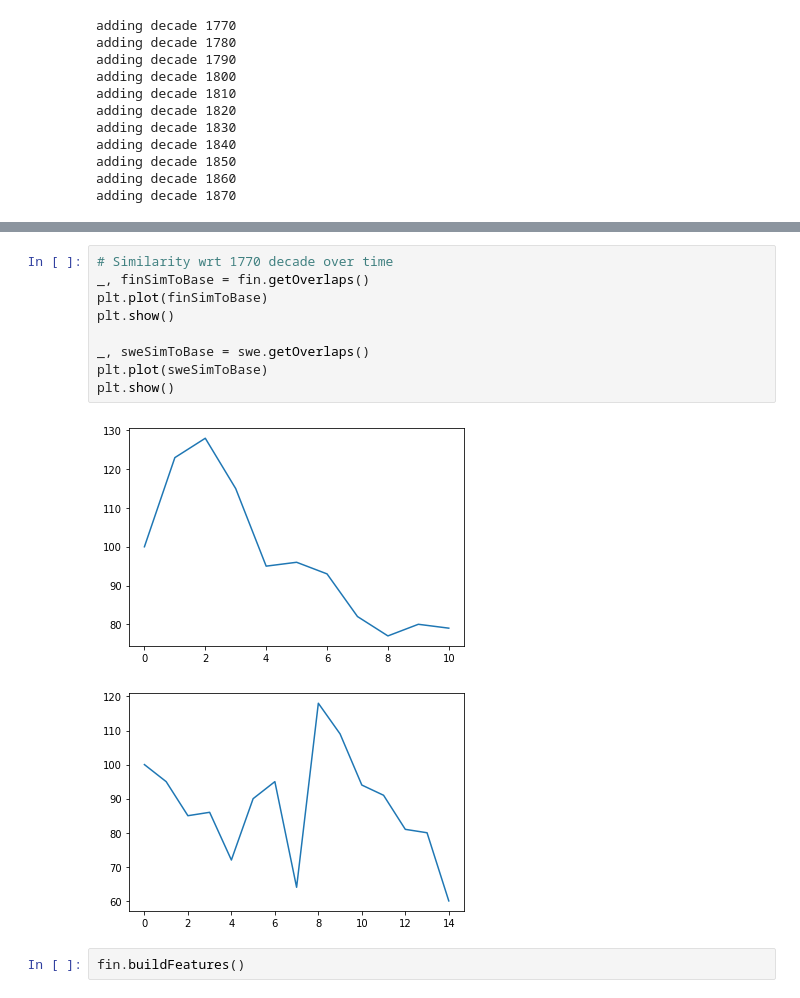
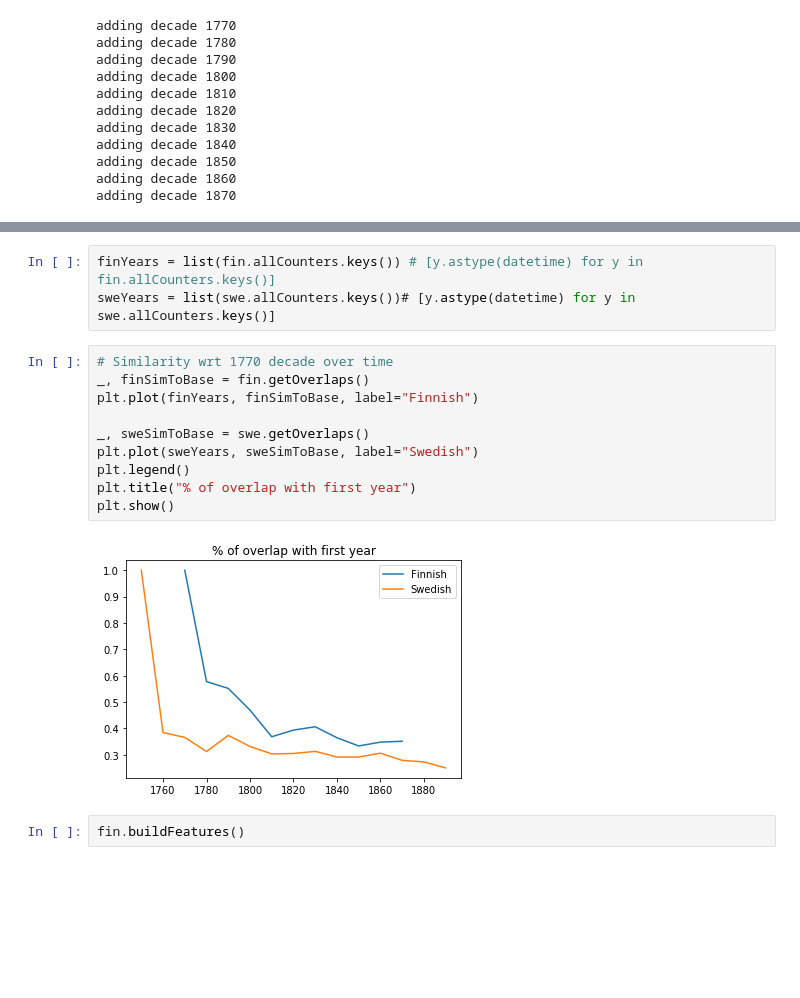
Before and after one commit to linnealovespie/scandinavian-languages, a Jupyter notebook: TopWords.ipynb, the cells around one changed output, grey strips where cells are left out. Drawn from its saved outputs; the diff is of its cells as text; blank space fills up the shorter version.

```diff
--- a/TopWords.ipynb
+++ b/TopWords.ipynb
@@ -53,18 +53,21 @@ adding decade 1830
 adding decade 1850
 adding decade 1870
 adding decade 1890
+# %%
+finYears = list(fin.allCounters.keys()) # [y.astype(datetime) for y in fin.allCounters.keys()]
+sweYears = list(swe.allCounters.keys())# [y.astype(datetime) for y in swe.allCounters.keys()]
 # %%
 # Similarity wrt 1770 decade over time
 _, finSimToBase = fin.getOverlaps()
-plt.plot(finSimToBase)
-plt.show()
+plt.plot(finYears, finSimToBase, label="Finnish")
 
 _, sweSimToBase = swe.getOverlaps()
-plt.plot(sweSimToBase)
+plt.plot(sweYears, sweSimToBase, label="Swedish")
+plt.legend()
+plt.title("% of overlap with first year")
 plt.show()
 # %% [output]
-[figure, old version]
+[figure, new version]
-[figure, removed]
 # %%
 fin.buildFeatures()
 # %% [output]
```
Also changed, not shown: parts of 6 cells of this notebook, 3 other files.
